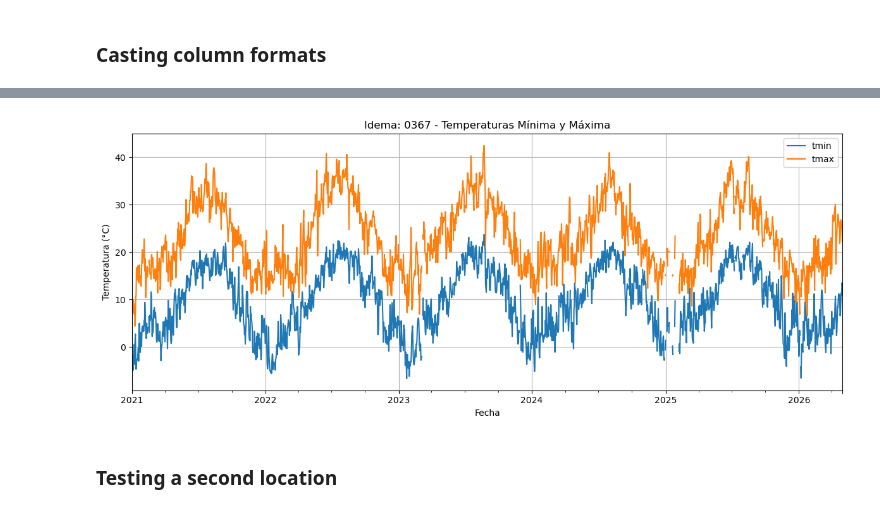
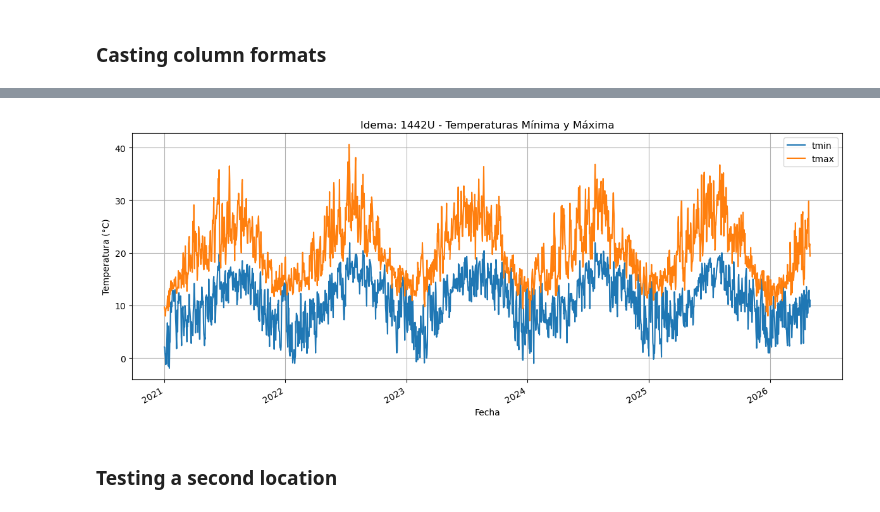
Before and after one commit to reddgr/energy-price-forecasting-in-power-grids, a Jupyter notebook: notebooks/05_historical_weather_data_download.ipynb, the cells around one changed output, grey strips where cells are left out. Cells and saved outputs as stored; diff of their text form; code cells hidden in the pictures.

Commit message:
Add weather data download utility for AEMET API

```diff
--- a/notebooks/05_historical_weather_data_download.ipynb
+++ b/notebooks/05_historical_weather_data_download.ipynb
@@ -41,0 +46,9 @@ AEMET_API_KEY: eyJ**************************************************************
+# %%
+json_path = os.path.join(ROOT, "json", "locations.json")
+with open(json_path, "r", encoding="utf-8") as f:
+    locations_df = pd.DataFrame(
+        list(json.load(f).items()),
+        columns=["code", "location"]
+    )
+
+display(locations_df.sample(5))
@@ -191,0 +93,3 @@ display(df.tail(3))
+# %%
+sample_idema = "1442U"
+df = download_station_data(client, station_id=sample_idema, start_date="2021-01-01", max_retries=5, sleep_seconds=6)
@@ -222,22 +158,27 @@ float_cols = ["tmed", "prec", "tmin", "tmax", "velmedia", "racha", "sol", "presM
 time_cols = ["horatmin", "horatmax", "horaracha", "horaPresMax", "horaPresMin", "horaHrMax", "horaHrMin"]
 
 for col in date_cols:
-    df[col] = pd.to_datetime(df[col], format="%Y-%m-%d", errors="coerce")
+    if col in df.columns:
+        df[col] = pd.to_datetime(df[col], format="%Y-%m-%d", errors="coerce")
 
 for col in text_cols:
-    df[col] = df[col].astype("string").str.strip()
+    if col in df.columns:
+        df[col] = df[col].astype("string").str.strip()
 
 for col in int_cols:
-    df[col] = (
-        pd.to_numeric(df[col].astype("string").str.replace(",", ".", regex=False), errors="coerce")
-        .astype("Int64")
-    )
+    if col in df.columns:
+        df[col] = (
+            pd.to_numeric(df[col].astype("string").str.replace(",", ".", regex=False), errors="coerce")
+            .astype("Int64")
+        )
 
 for col in float_cols:
-    df[col] = pd.to_numeric(df[col].astype("string").str.replace(",", ".", regex=False), errors="coerce")
+    if col in df.columns:
+        df[col] = pd.to_numeric(df[col].astype("string").str.replace(",", ".", regex=False), errors="coerce")
 
 for col in time_cols:
-    df[col] = df[col].astype("string").str.strip()
+    if col in df.columns:
+        df[col] = df[col].astype("string").str.strip()
 # %%
 df.columns
 print("\nColumn types:")
@@ -266,13 +207,13 @@ df.to_csv(os.path.join(CSV_DIR,"hist_0367_from_2021.csv"), index=False)
 # %%
 ax = df.sort_values("fecha").plot(x="fecha", y=["tmin", "tmax"], kind="line", figsize=(12,5))
 ax.set_xlabel("Fecha")
 ax.set_ylabel("Temperatura (°C)")
-ax.set_title(f"Idema: {station_id} - Temperaturas Mínima y Máxima")
+ax.set_title(f"Idema: {sample_idema} - Temperaturas Mínima y Máxima")
 ax.grid(True)
 plt.tight_layout()
 plt.show()
 # %% [output]
-[figure, old version]
+[figure, new version]
 # %% [markdown]
 ### Testing a second location
 # %%
```
Also changed, not shown: parts of 12 cells of this notebook, 1 other file.
